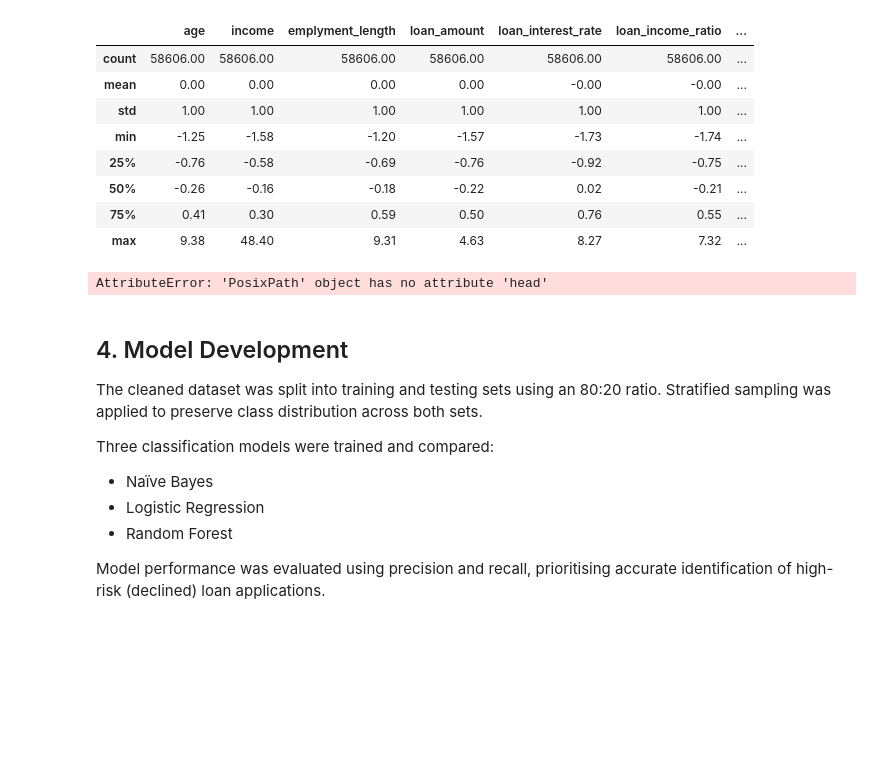
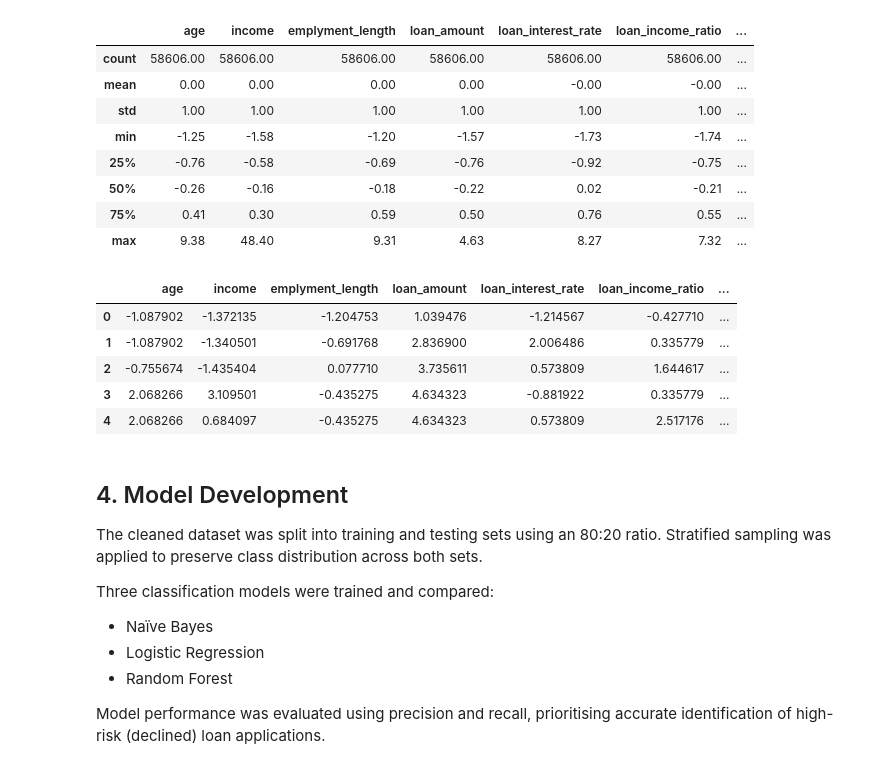
Before and after one commit to KieranRossetti/Loan-Approval-Risk, a Jupyter notebook: notebooks/Loan Approval Risk and Loan Limit Prediction.ipynb, the cells around one changed output. Cells and saved outputs as stored; diff of their text form; code cells hidden in the pictures; blank space fills up the shorter version.

```diff
--- a/notebooks/Loan Approval Risk and Loan Limit Prediction.ipynb
+++ b/notebooks/Loan Approval Risk and Loan Limit Prediction.ipynb
@@ -803,9 +803,14 @@ OUT_PATH = Path("../data/processed/loan_approval_status_data_cleaned.csv")
 df.to_csv(OUT_PATH, index=False)
 # %%
-df_loan_status = Path("../data/processed/loan_approval_status_data_cleaned.csv")
+df_loan_status = pd.read_csv(Path("data/processed/loan_approval_status_data_cleaned.csv"))
 df_loan_status.head()
 # %% [output]
-AttributeError: 'PosixPath' object has no attribute 'head'
+|  | age | income | emplyment_length | loan_amount | loan_interest_rate | loan_income_ratio | ... |
+| 0 | -1.087902 | -1.372135 | -1.204753 | 1.039476 | -1.214567 | -0.427710 | ... |
+| 1 | -1.087902 | -1.340501 | -0.691768 | 2.836900 | 2.006486 | 0.335779 | ... |
+| 2 | -0.755674 | -1.435404 | 0.077710 | 3.735611 | 0.573809 | 1.644617 | ... |
+| 3 | 2.068266 | 3.109501 | -0.435275 | 4.634323 | -0.881922 | 0.335779 | ... |
+| 4 | 2.068266 | 0.684097 | -0.435275 | 4.634323 | 0.573809 | 2.517176 | ... |
 # %% [markdown]
 ## 4. Model Development
 
```
Also changed, not shown: parts of 2 cells of this notebook.
